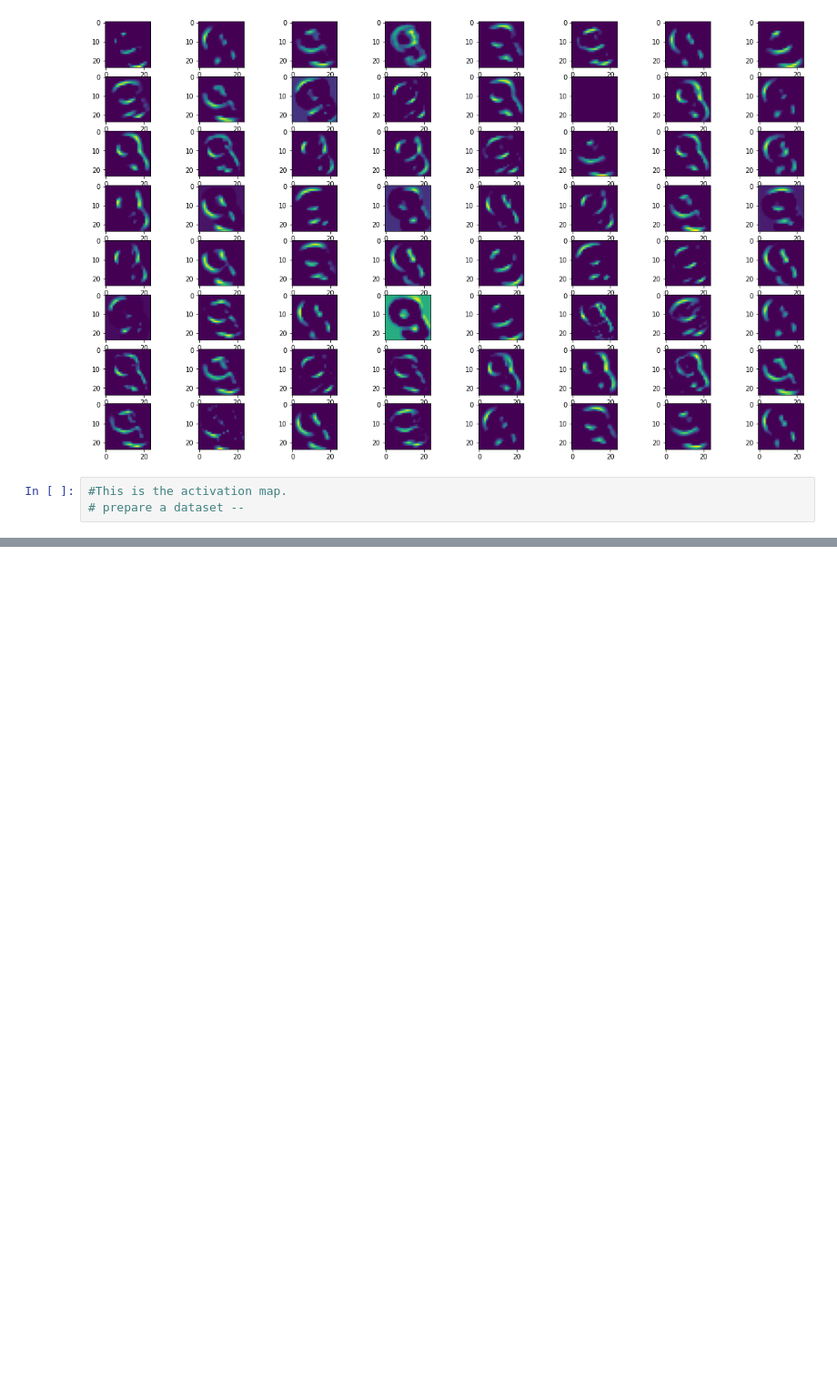
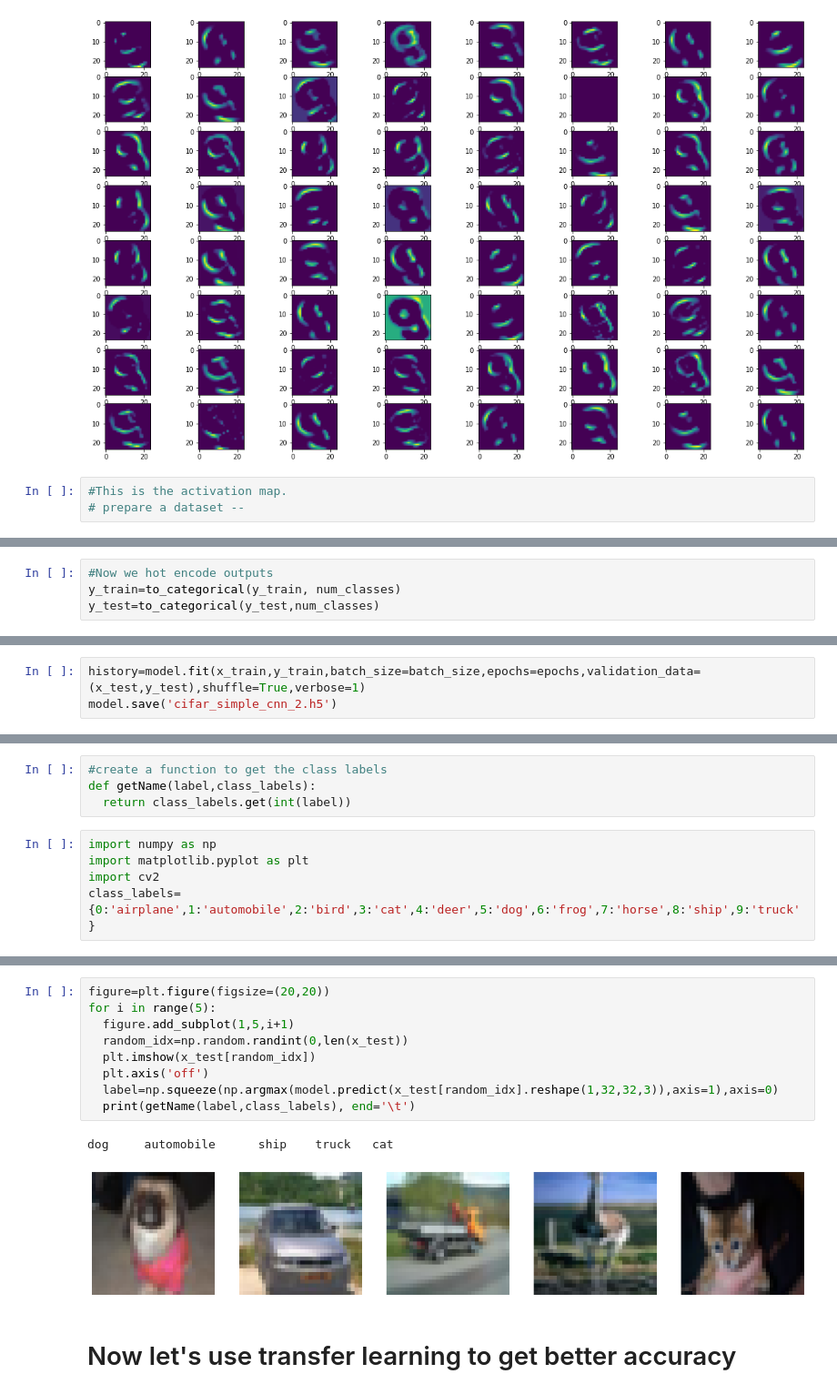
Before and after one commit to lawrenceN/ASPBaseApp, a Jupyter notebook: Copy_of_CS__Part_1_Simple_Image_Classifier_Using_Convolutional_Neural_Networks.ipynb, the cells around one changed output, grey strips where cells are left out. Shown: that part at 91% size. Saved outputs shown, nothing was run; the diff lists cells and outputs as text; blank space fills up the shorter version.

```diff
--- a/Copy_of_CS__Part_1_Simple_Image_Classifier_Using_Convolutional_Neural_Networks.ipynb
+++ b/Copy_of_CS__Part_1_Simple_Image_Classifier_Using_Convolutional_Neural_Networks.ipynb
@@ -591,0 +673,4 @@ display_activation(activations,8,8,1)
+# %%
+#Now we hot encode outputs
+y_train=to_categorical(y_train, num_classes)
+y_test=to_categorical(y_test,num_classes)
@@ -591,0 +725,3 @@ display_activation(activations,8,8,1)
+# %%
+history=model.fit(x_train,y_train,batch_size=batch_size,epochs=epochs,validation_data=(x_test,y_test),shuffle=True,verbose=1)
+model.save('cifar_simple_cnn_2.h5')
@@ -591,0 +760,9 @@ display_activation(activations,8,8,1)
+# %%
+#create a function to get the class labels
+def getName(label,class_labels):
+  return class_labels.get(int(label))
+# %%
+import numpy as np
+import matplotlib.pyplot as plt
+import cv2
+class_labels={0:'airplane',1:'automobile',2:'bird',3:'cat',4:'deer',5:'dog',6:'frog',7:'horse',8:'ship',9:'truck'}
@@ -591,0 +782,14 @@ display_activation(activations,8,8,1)
+# %%
+figure=plt.figure(figsize=(20,20))
+for i in range(5):
+  figure.add_subplot(1,5,i+1)
+  random_idx=np.random.randint(0,len(x_test))
+  plt.imshow(x_test[random_idx])
+  plt.axis('off')
+  label=np.squeeze(np.argmax(model.predict(x_test[random_idx].reshape(1,32,32,3)),axis=1),axis=0)
+  print(getName(label,class_labels), end='\t')
+# %% [output]
+dog     automobile      ship    truck   cat
+[figure, added]
+# %% [markdown]
+# Now let's use transfer learning to get better accuracy
```
Also changed, not shown: parts of 44 cells of this notebook.
